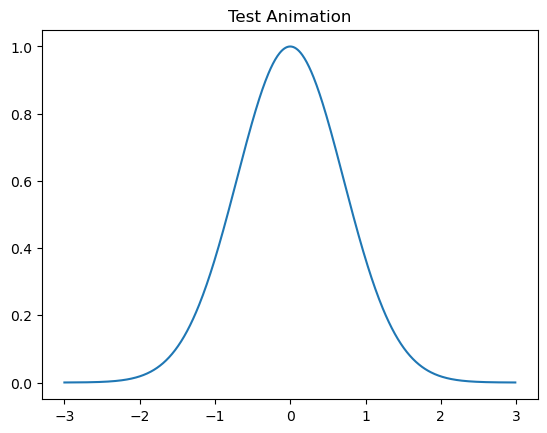
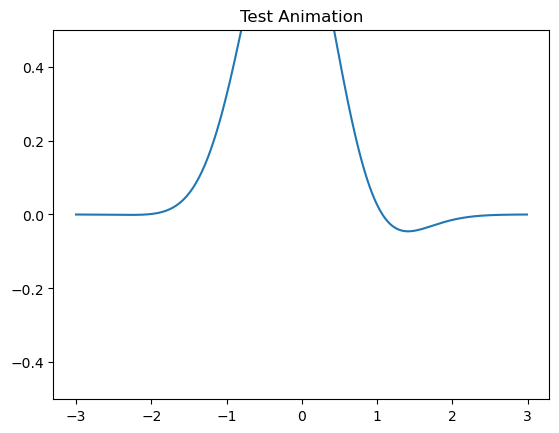
Code edit (unified diff) that turned the first committed figure into the second:
--- before
+++ after
@@ -3,5 +3,5 @@
 # function determining the animated curve
 def f(x, mod):
-    return (np.e**(-(x/mod)**2))/mod
+    return np.cos(mod/2 + x) * (np.e**(-(x/mod)**2))/mod
 
 # set range of points for x-axis and generate y-values from each x
@@ -11,5 +11,5 @@
 # func to update the plot for each new frame
 def update(frame):
-    y_data = f(x_data, 1 + 0.1 * frame)
+    y_data = f(x_data, 1 + 0.3 * frame)
     line.set_xdata(x_data)
     line.set_ydata(y_data)
@@ -20,4 +20,5 @@
 line = ax.plot(x_data, y_data)[0]
 ax.set_title("Test Animation")
+ax.set_ylim(-0.5, 0.5)
 
 # create/export anim

Commit: Setup structure for simulation notebook